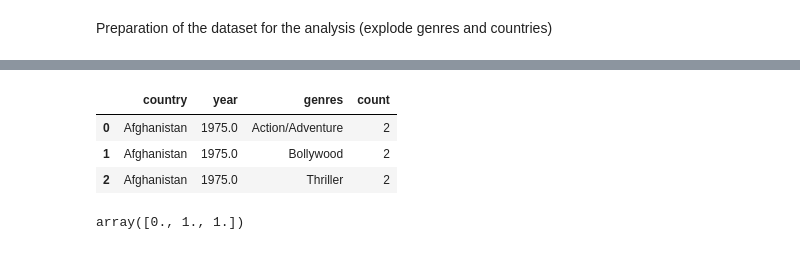
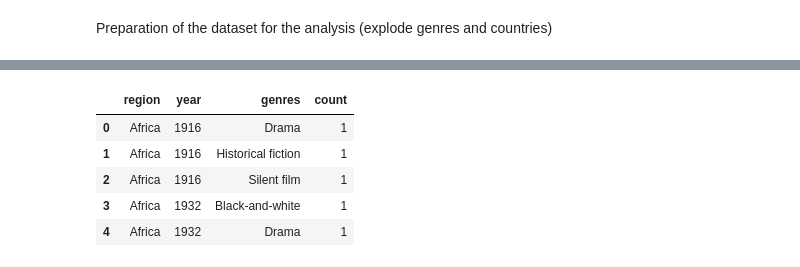
Before and after one commit to epfl-ada/ada-2024-project-teamcsx24, a Jupyter notebook: src/data/genreAnalysis.ipynb, the cells around one changed output, grey strips where cells are left out. Cells and saved outputs as stored; diff of their text form; code cells hidden in the pictures.

```diff
--- a/src/data/genreAnalysis.ipynb
+++ b/src/data/genreAnalysis.ipynb
@@ -36,5 +35,5 @@ from generalUtils import transformCountryNameGpd
 # %%
-df_movies['country'] = df_movies['countries_freebase_id'].apply(transformCountryNameGpd)
+df_movies['countries'] = df_movies['countries_freebase_id'].apply(transformCountryNameGpd)
 # %% [markdown]
 Preparation of the dataset for the analysis (explode genres and countries)
 # %%
@@ -47,0 +64,11 @@ df_genres_countries_exploded.head(3)
+# %%
+# Print number of movies
+nb_movies = df_genres_countries_exploded['wiki_id'].nunique()
+print(f'Total number of movies: {nb_movies}')
+
+df_genres_countries_exploded.dropna(subset=['countries','release_date','genres'], inplace=True)
+
+nb_movies_after_dropna = df_genres_countries_exploded['wiki_id'].nunique()
+print(f'Total number of movies with countries, release date and genres: {nb_movies_after_dropna}')
+
+print(f'Pourcentage of dropped movies: {100*(1-nb_movies_after_dropna/nb_movies):.2f}%')
@@ -48,4 +81,3 @@ df_genres_countries_exploded.head(3)
 # %%
-# Group country per region
 from generalUtils import attachWorldRegion
-df_genres_countries_exploded['region'] = df_genres_countries_exploded['country'].apply(attachWorldRegion)
+df_genres_countries_exploded['region'] = df_genres_countries_exploded['countries'].apply(attachWorldRegion)
@@ -93,8 +131,10 @@ df_genres_countries_exploded['year'] = pd.to_datetime(df_genres_countries_explod
 # %%
-df = df_genres_countries_exploded.groupby(['country', 'year', 'genres']).size().reset_index(name='count')
-df.head(3)
+df = df_genres_countries_exploded.groupby(['region','year','genres']).size().reset_index(name='count')
+df.head(5)
 # %% [output]
-|  | country | year | genres | count |
-| 0 | Afghanistan | 1975.0 | Action/Adventure | 2 |
-| 1 | Afghanistan | 1975.0 | Bollywood | 2 |
-| 2 | Afghanistan | 1975.0 | Thriller | 2 |
+|  | region | year | genres | count |
+| 0 | Africa | 1916 | Drama | 1 |
+| 1 | Africa | 1916 | Historical fiction | 1 |
+| 2 | Africa | 1916 | Silent film | 1 |
+| 3 | Africa | 1932 | Black-and-white | 1 |
+| 4 | Africa | 1932 | Drama | 1 |
@@ -119,5 +140,0 @@ df_full['proportion'] = df_full['count'] / df_full['total_count']
-# %%
-# Check if for one country and year the sum of proportions is 1
-df_full.groupby(['country', 'year'])['proportion'].sum().unique()
-# %% [output]
-array([0., 1., 1.])
```
Also changed, not shown: parts of 24 cells of this notebook, 4 other files.
